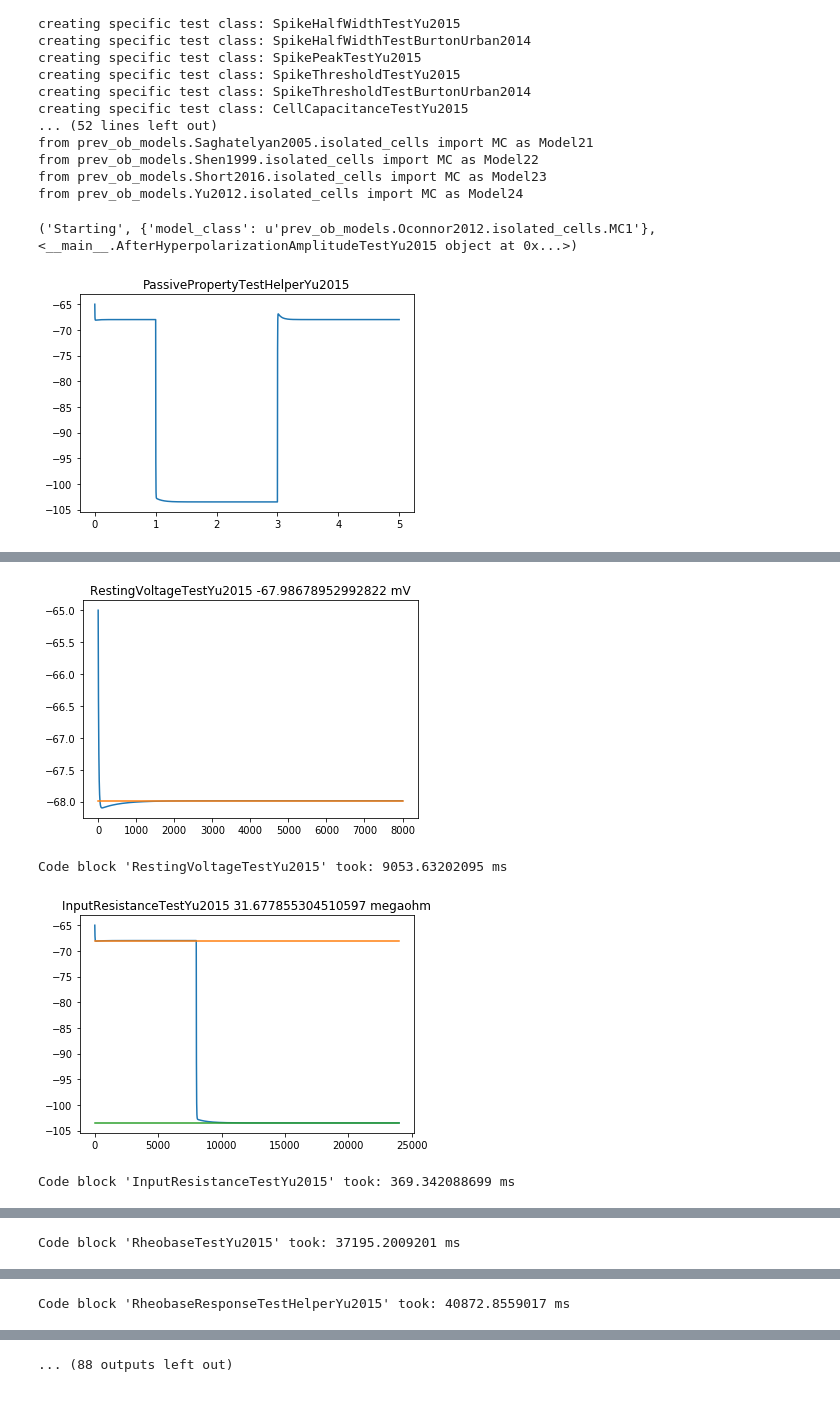
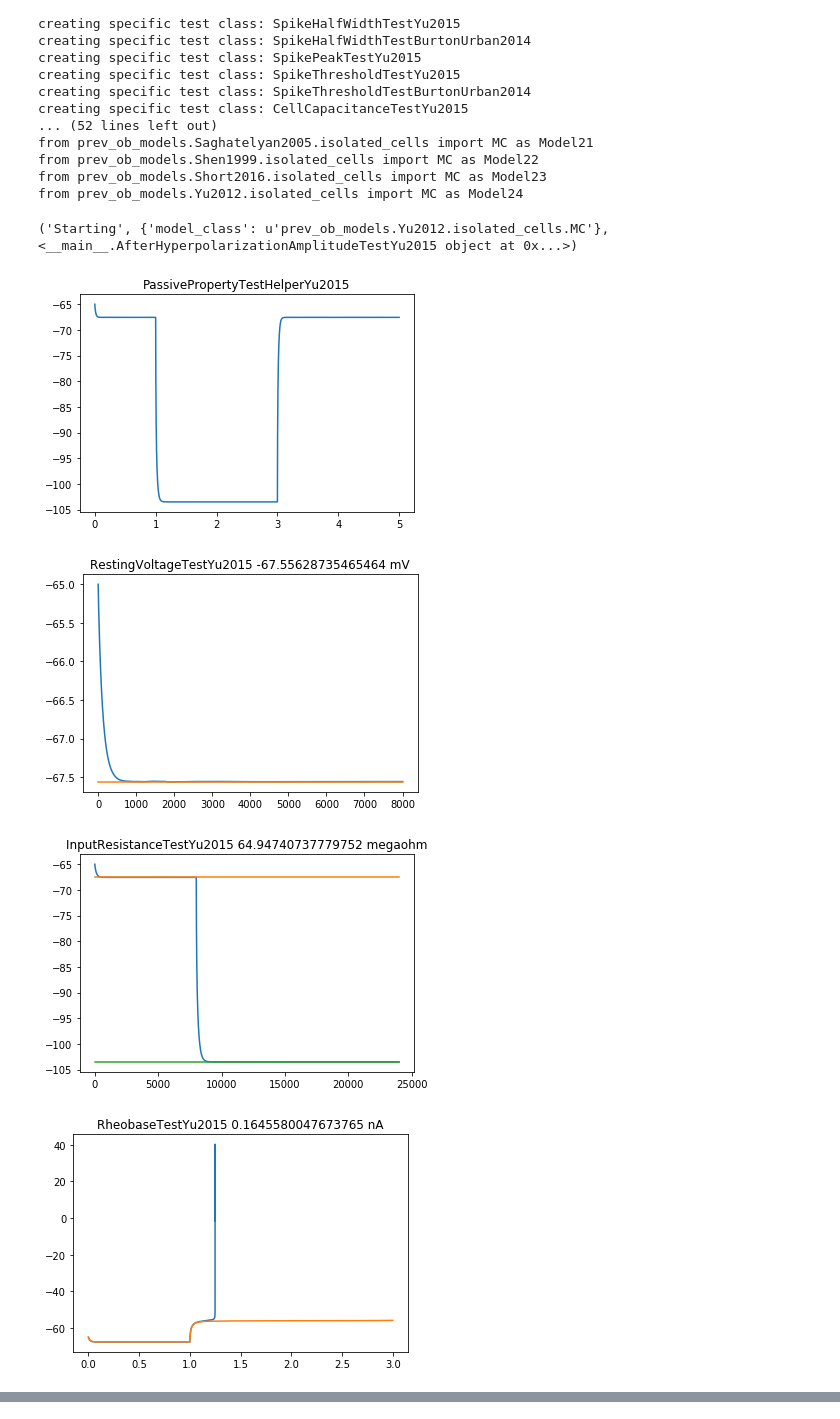
Before and after one commit to JustasB/OlfactoryBulb, a Jupyter notebook: ephyz-validation.ipynb, the cells around one changed output, grey strips where cells are left out. Drawn from its saved outputs; the diff is of its cells as text; code cells hidden in the pictures.

Commit message:
All MC models pass ephyz tests

```diff
--- a/ephyz-validation.ipynb
+++ b/ephyz-validation.ipynb
@@ -102,11 +102,14 @@ from prev_ob_models.Short2016.isolated_cells import MC as Model23
 from prev_ob_models.Yu2012.isolated_cells import MC as Model24
 # %%
 cache.clear()
-i = 14 #Max: 14, skipped 8-11
+i = 24 #Max: 24, skipped 8-11
 for item in [work_items[i]]:
     dowork(item)
 
 print("FINISHED")
 # %% [output]
-('Starting', {'model_class': u'prev_ob_models.Oconnor2012.isolated_cells.MC1'}, <__main__.AfterHyperpolarizationAmplitudeTestYu2015 object at 0x...>)
+('Starting', {'model_class': u'prev_ob_models.Yu2012.isolated_cells.MC'}, <__main__.AfterHyperpolarizationAmplitudeTestYu2015 object at 0x...>)
-[figure, old version]
+[figure, new version]
+[figure, new version]
+[figure, new version]
+[figure, new version]
@@ -114,4 +123,0 @@ Code block 'PassivePropertyTestHelperYu2015' took: 8649.55997467 ms
-[figure, old version]
-Code block 'RestingVoltageTestYu2015' took: 9053.63202095 ms
-[figure, old version]
-Code block 'InputResistanceTestYu2015' took: 369.342088699 ms
@@ -119 +123,0 @@ Code block 'InputResistanceTestYu2015' took: 369.342088699 ms
-Code block 'RheobaseTestYu2015' took: 37195.2009201 ms
@@ -121 +123,0 @@ Code block 'RheobaseTestYu2015' took: 37195.2009201 ms
-Code block 'RheobaseResponseTestHelperYu2015' took: 40872.8559017 ms
@@ -123,3 +124,2 @@ Code block 'RheobaseResponseTestHelperYu2015' took: 40872.8559017 ms
-... (88 outputs left out)
 # %%
 raise Exception()
```
Also changed, not shown: parts of 3 cells of this notebook.
